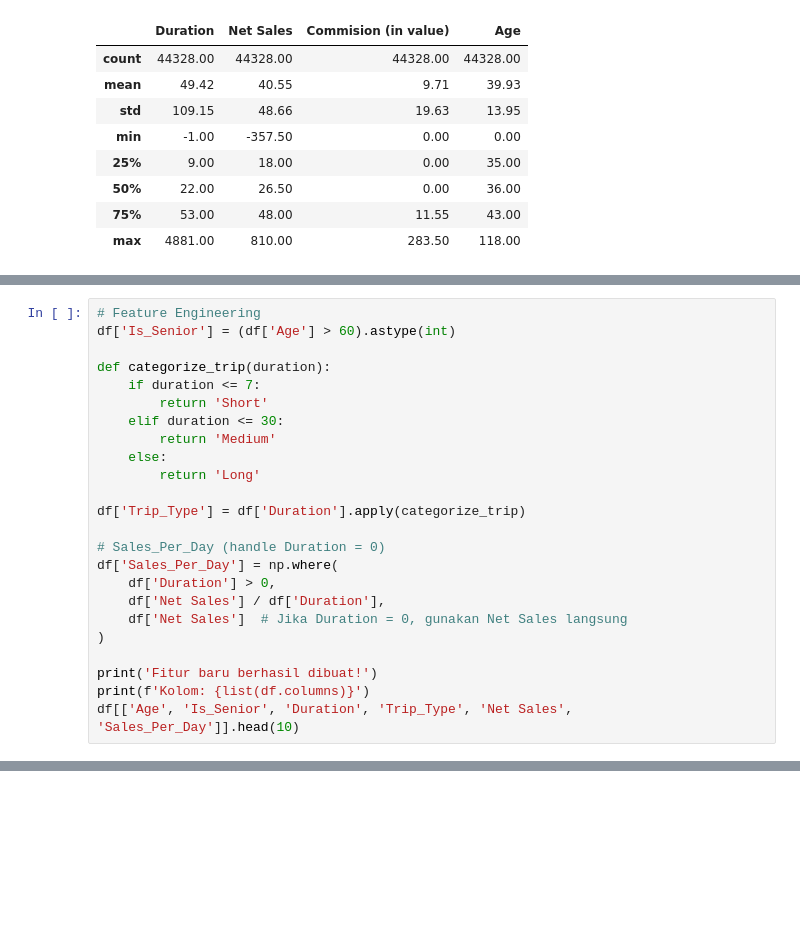
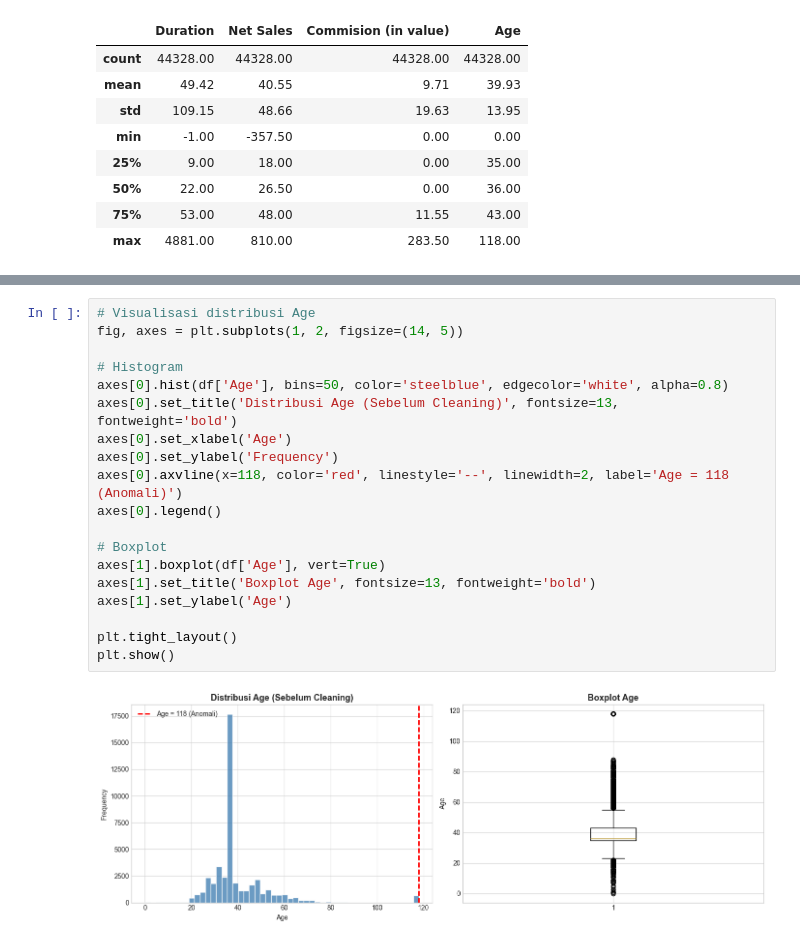
Before and after one commit to ravasrgh/travel-insurance-claim-prediction, a Jupyter notebook: TravelInsurance_CapstoneProject3.ipynb, the cells around one changed output, grey strips where cells are left out. Drawn from its saved outputs; the diff is of its cells as text; blank space fills up the shorter version.

```diff
--- a/TravelInsurance_CapstoneProject3.ipynb
+++ b/TravelInsurance_CapstoneProject3.ipynb
@@ -906,24 +262,0 @@ Name: count, dtype: int64
-# %%
-# Feature Engineering
-df['Is_Senior'] = (df['Age'] > 60).astype(int)
-
-def categorize_trip(duration):
-    if duration <= 7:
-        return 'Short'
-    elif duration <= 30:
-        return 'Medium'
-    else:
-        return 'Long'
-
-df['Trip_Type'] = df['Duration'].apply(categorize_trip)
-
-# Sales_Per_Day (handle Duration = 0)
-df['Sales_Per_Day'] = np.where(
-    df['Duration'] > 0,
-    df['Net Sales'] / df['Duration'],
-    df['Net Sales']  # Jika Duration = 0, gunakan Net Sales langsung
-)
-
-print('Fitur baru berhasil dibuat!')
-print(f'Kolom: {list(df.columns)}')
-df[['Age', 'Is_Senior', 'Duration', 'Trip_Type', 'Net Sales', 'Sales_Per_Day']].head(10)
@@ -1572,0 +410,21 @@ print(json.dumps(metadata, indent=2))
+# %%
+# Visualisasi distribusi Age
+fig, axes = plt.subplots(1, 2, figsize=(14, 5))
+
+# Histogram
+axes[0].hist(df['Age'], bins=50, color='steelblue', edgecolor='white', alpha=0.8)
+axes[0].set_title('Distribusi Age (Sebelum Cleaning)', fontsize=13, fontweight='bold')
+axes[0].set_xlabel('Age')
+axes[0].set_ylabel('Frequency')
+axes[0].axvline(x=118, color='red', linestyle='--', linewidth=2, label='Age = 118 (Anomali)')
+axes[0].legend()
+
+# Boxplot
+axes[1].boxplot(df['Age'], vert=True)
+axes[1].set_title('Boxplot Age', fontsize=13, fontweight='bold')
+axes[1].set_ylabel('Age')
+
+plt.tight_layout()
+plt.show()
+# %% [output]
+[figure, added]
```
Also changed, not shown: parts of 217 cells of this notebook, 2 other files.
